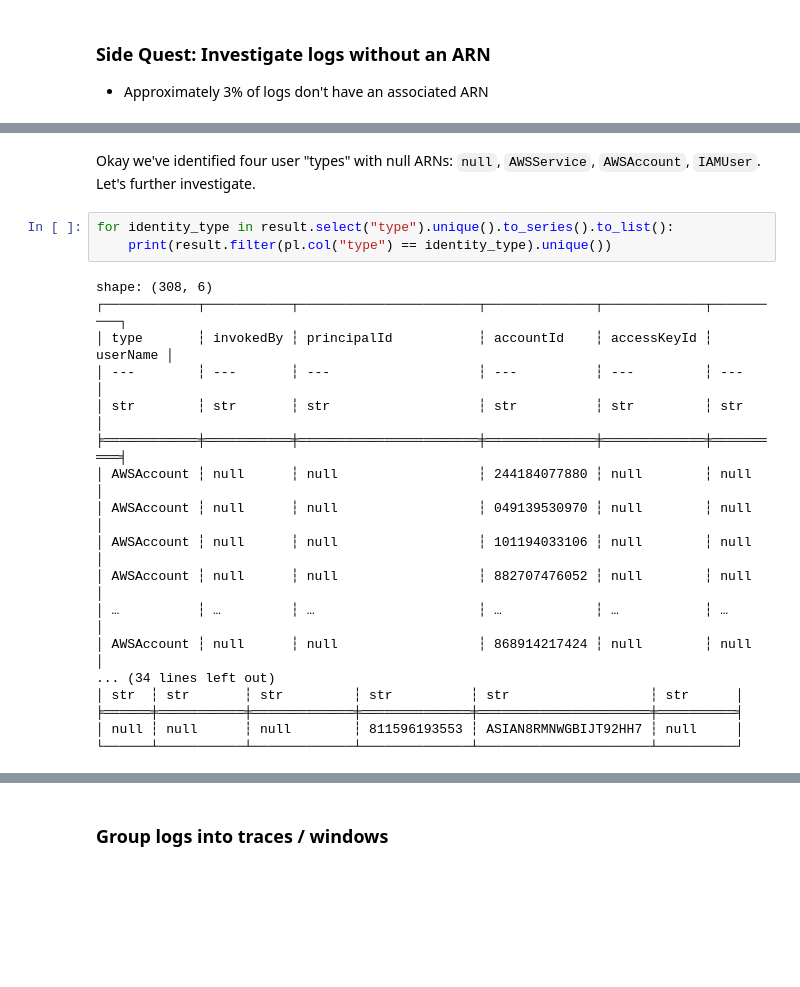
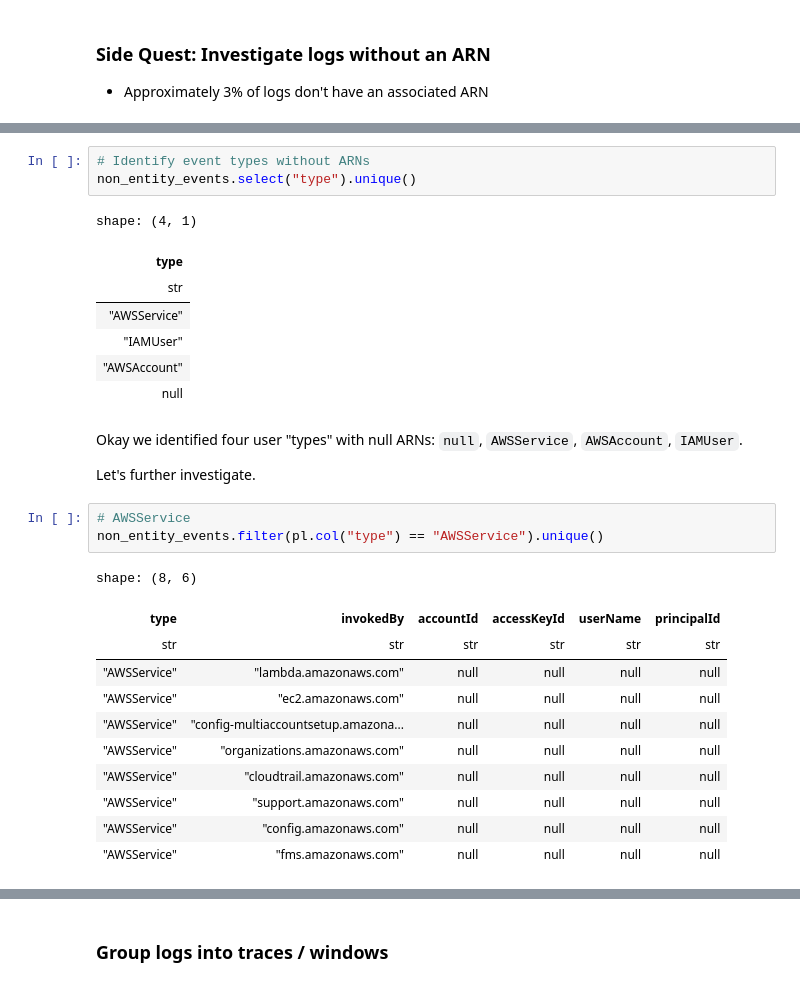
Before and after one commit to TracecatHQ/hunts, a Jupyter notebook: notebooks/aws_flaws.ipynb, the cells around one changed output, grey strips where cells are left out. Cells and saved outputs as stored; diff of their text form; blank space fills up the shorter version.

```diff
--- a/notebooks/aws_flaws.ipynb
+++ b/notebooks/aws_flaws.ipynb
@@ -158,23 +137,30 @@ shape: (60_275, 6)
+# %%
+# Identify event types without ARNs
+non_entity_events.select("type").unique()
+# %% [output]
+shape: (4, 1)
+| type |
+| str |
+| "AWSService" |
+| "IAMUser" |
+| "AWSAccount" |
+| null |
 # %% [markdown]
-Okay we've identified four user "types" with null ARNs: `null`, `AWSService`, `AWSAccount`, `IAMUser`. Let's further investigate.
+Okay we identified four user "types" with null ARNs: `null`, `AWSService`, `AWSAccount`, `IAMUser`.
+
+Let's further investigate.
 # %%
-for identity_type in result.select("type").unique().to_series().to_list():
-    print(result.filter(pl.col("type") == identity_type).unique())
+# AWSService
+non_entity_events.filter(pl.col("type") == "AWSService").unique()
 # %% [output]
-shape: (308, 6)
-┌────────────┬───────────┬───────────────────────┬──────────────┬─────────────┬──────────┐
-│ type       ┆ invokedBy ┆ principalId           ┆ accountId    ┆ accessKeyId ┆ userName │
-│ ---        ┆ ---       ┆ ---                   ┆ ---          ┆ ---         ┆ ---      │
-│ str        ┆ str       ┆ str                   ┆ str          ┆ str         ┆ str      │
-╞════════════╪═══════════╪═══════════════════════╪══════════════╪═════════════╪══════════╡
-│ AWSAccount ┆ null      ┆ null                  ┆ 244184077880 ┆ null        ┆ null     │
-│ AWSAccount ┆ null      ┆ null                  ┆ 049139530970 ┆ null        ┆ null     │
-│ AWSAccount ┆ null      ┆ null                  ┆ 101194033106 ┆ null        ┆ null     │
-│ AWSAccount ┆ null      ┆ null                  ┆ 882707476052 ┆ null        ┆ null     │
-│ …          ┆ …         ┆ …                     ┆ …            ┆ …           ┆ …        │
-│ AWSAccount ┆ null      ┆ null                  ┆ 868914217424 ┆ null        ┆ null     │
-... (34 lines left out)
-│ str  ┆ str       ┆ str         ┆ str          ┆ str                  ┆ str      │
-╞══════╪═══════════╪═════════════╪══════════════╪══════════════════════╪══════════╡
-│ null ┆ null      ┆ null        ┆ 811596193553 ┆ ASIAN8RMNWGBIJT92HH7 ┆ null     │
-└──────┴───────────┴─────────────┴──────────────┴──────────────────────┴──────────┘
+shape: (8, 6)
+| type | invokedBy | accountId | accessKeyId | userName | principalId |
+| str | str | str | str | str | str |
+| "AWSService" | "lambda.amazonaws.com" | null | null | null | null |
+| "AWSService" | "ec2.amazonaws.com" | null | null | null | null |
+| "AWSService" | "config-multiaccountsetup.amazona... | null | null | null | null |
+| "AWSService" | "organizations.amazonaws.com" | null | null | null | null |
+| "AWSService" | "cloudtrail.amazonaws.com" | null | null | null | null |
+| "AWSService" | "support.amazonaws.com" | null | null | null | null |
+| "AWSService" | "config.amazonaws.com" | null | null | null | null |
+| "AWSService" | "fms.amazonaws.com" | null | null | null | null |
```
Also changed, not shown: parts of 15 cells of this notebook, 5 other files.
